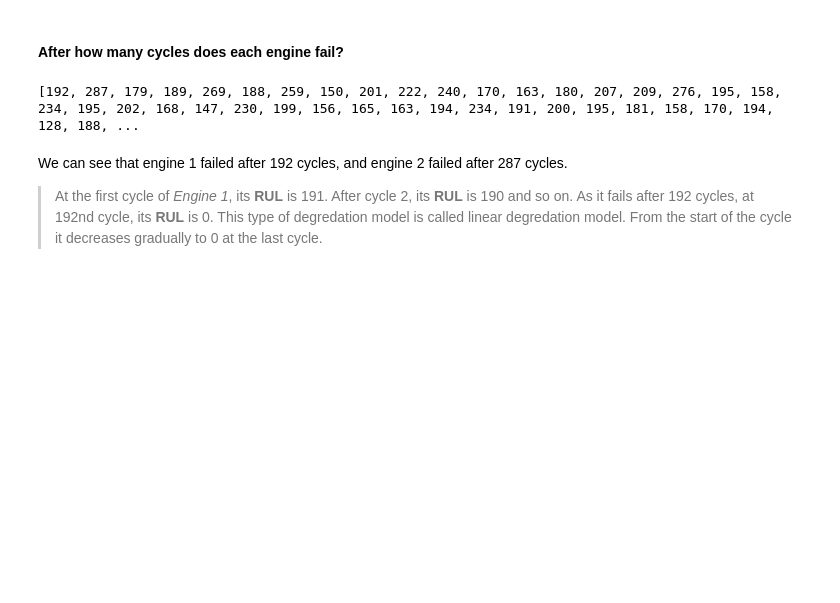
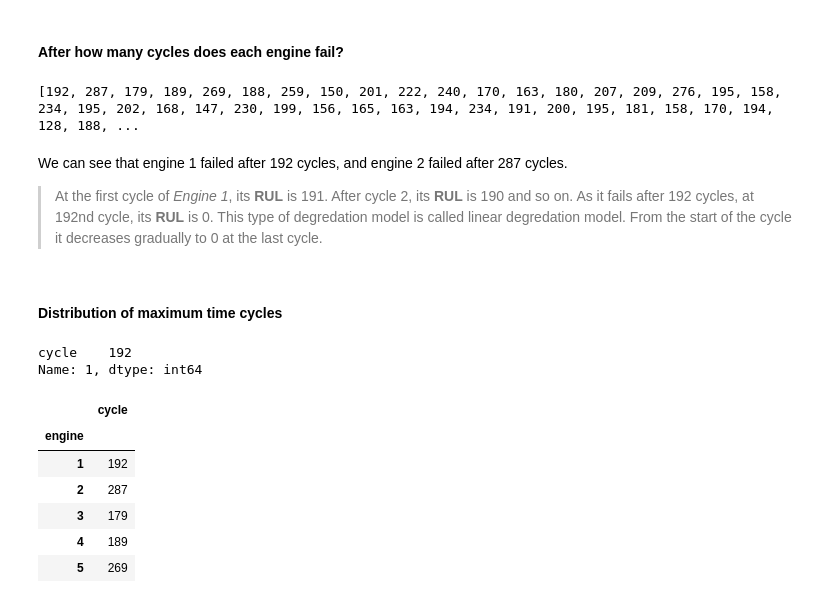
Before and after one commit to emreaytkn/edge-analytics, a Jupyter notebook: C-MAPSS EDA.ipynb, the cells around one changed output. Cells and saved outputs as stored; diff of their text form; code cells hidden in the pictures; blank space fills up the shorter version.

```diff
--- a/C-MAPSS EDA.ipynb
+++ b/C-MAPSS EDA.ipynb
@@ -92,3 +102,5 @@ print(df_train.groupby('engine').size().to_list())
 We can see that engine 1 failed after 192 cycles, and engine 2 failed after 287 cycles.
 
 > At the first cycle of *Engine 1*, its **RUL** is 191. After cycle 2, its **RUL** is 190 and so on. As it fails after 192 cycles, at 192nd cycle, its **RUL** is 0. This type of degredation model is called linear degredation model. From the start of the cycle it decreases gradually to 0 at the last cycle.
+# %% [markdown]
+#### Distribution of maximum time cycles
@@ -94,0 +109,15 @@ We can see that engine 1 failed after 192 cycles, and engine 2 failed after 287
+# %%
+max_cycles.iloc[0]
+# %% [output]
+cycle    192
+Name: 1, dtype: int64
+# %%
+max_cycles.head()
+# %% [output]
+|  | cycle |
+| engine |  |
+| 1 | 192 |
+| 2 | 287 |
+| 3 | 179 |
+| 4 | 189 |
+| 5 | 269 |
```
Also changed, not shown: parts of 5 cells of this notebook, 1 other file.
